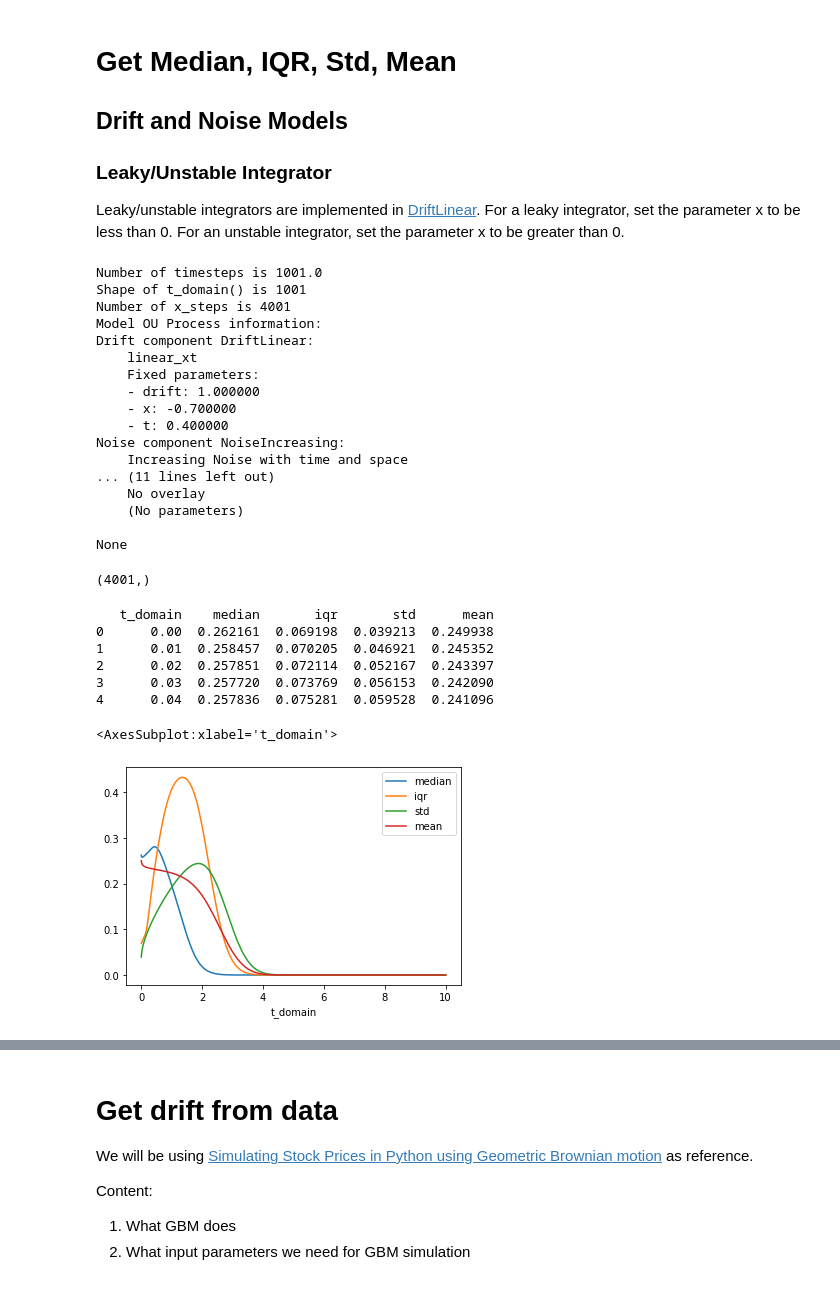
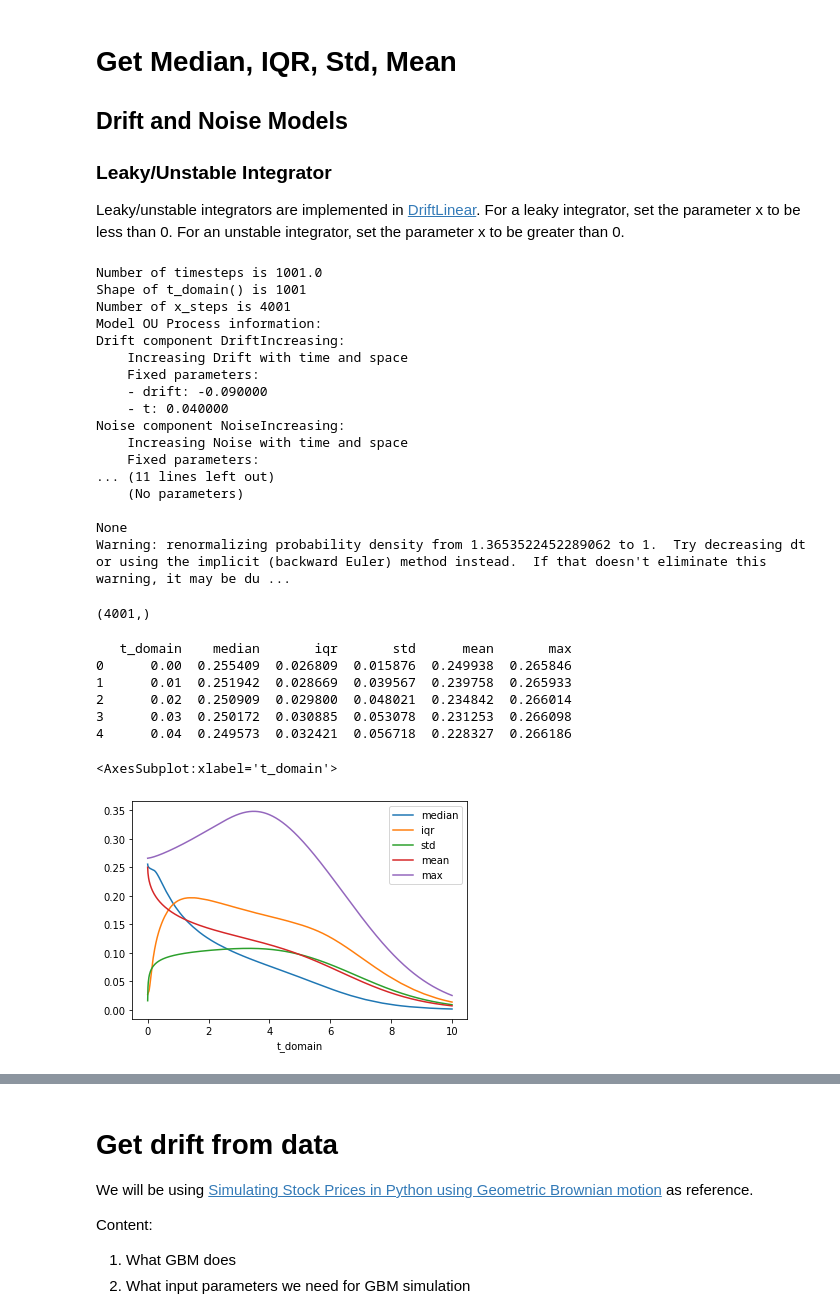
Before and after one commit to OmkarMehta/SSFwithNODE, a Jupyter notebook: pyddm-exploration/pyddm_understanding.ipynb, the cells around one changed output, grey strips where cells are left out. Drawn from its saved outputs; the diff is of its cells as text; code cells hidden in the pictures.

```diff
--- a/pyddm-exploration/pyddm_understanding.ipynb
+++ b/pyddm-exploration/pyddm_understanding.ipynb
@@ -313,6 +313,8 @@ def get_std(array, axis = 0):
     return np.std(array, axis = axis)
 def get_mean(array, axis = 0):
     return np.mean(array, axis = axis)
+def get_max(array, axis=0):
+    return np.max(array, axis=axis)
 # %%
 class BoundIncreasing(Bound):
     name = "increasing_linear"
@@ -323,12 +325,15 @@ class NoiseIncreasing(Noise):
     name = "Increasing Noise with time and space"
     required_parameters = ["noise", "x"]
     def get_noise(self, x, t, **kwargs):
-        return self.noise - self.x*x
+        return self.noise*x - self.x**2 *x
 class DriftIncreasing(Drift):
     name = "Increasing Drift with time and space"
-    required_parameters = ["drift", "x", "t"]
-    def get_drift(self, x, t, **kwargs):
-        return self.drift - self.x*x - self.t*t
+    required_parameters = ["drift", "t"]
+    def get_drift(self, t, **kwargs):
+        if self.drift>0:
+            return self.drift - self.t*t - self.t**2 * (3.5*t)
+        else:
+            return -self.drift + self.t*t + self.t**2 * (3.5*t)
 # %%
 # libraries
 from ddm import Model
@@ -345,17 +350,17 @@ B = 2
 
 # initial condition
 x = np.arange(0, 4.001, dx)
-dist = (scipy.stats.norm.pdf(x, 0.5, 3.3)[:-1]/sum(scipy.stats.norm.pdf(x, 0.5, 3.3)[:-1]))
+dist = (scipy.stats.norm.pdf(x, 0.5, 5.3)[:-1]/sum(scipy.stats.norm.pdf(x, 0.5, 5.3)[:-1]))
 # Weiner process with ICUniform
 model = Model(name='OU Process',
-              drift=DriftLinear(drift=1.0, t=0.4, x=-0.7),  # https://github.com/mwshinn/PyDDM/blob/master/ddm/models/drift.py
-              noise=NoiseIncreasing(noise=0.63, x=0.1),  # https://github.com/mwshinn/PyDDM/blob/master/ddm/models/noise.py
+              drift=DriftIncreasing(drift=-0.09, t=0.04),  # https://github.com/mwshinn/PyDDM/blob/master/ddm/models/drift.py
+              noise=NoiseIncreasing(noise=0.63, x=-0.01),  # https://github.com/mwshinn/PyDDM/blob/master/ddm/models/noise.py
               IC = ICArbitrary(dist=dist),
               bound=BoundConstant(B=B),  # https://github.com/mwshinn/PyDDM/blob/master/ddm/models/bound.py
               overlay=OverlayNone(),  # https://github.com/mwshinn/PyDDM/blob/master/ddm/models/overlay.py
               dx=dx, dt=dt, T_dur=T_dur)
 
-print(f'Number of timesteps is {10/0.01+1}')  # considers initial state
+print(f'Number of timesteps is {10/dt+1}')  # considers initial state
 model.t_domain()
 print(f"Shape of t_domain() is {model.t_domain().shape[0]}")
 # print(f'Number of x_steps is {1.1/0.001+1}') since B=1.1
@@ -386,19 +391,19 @@ Number of timesteps is 1001.0
 Shape of t_domain() is 1001
 Number of x_steps is 4001
 Model OU Process information:
-Drift component DriftLinear:
-    linear_xt
+Drift component DriftIncreasing:
+    Increasing Drift with time and space
     Fixed parameters:
-    - drift: 1.000000
-    - x: -0.700000
-    - t: 0.400000
+    - drift: -0.090000
+    - t: 0.040000
 Noise component NoiseIncreasing:
     Increasing Noise with time and space
+    Fixed parameters:
 ... (11 lines left out)
-    No overlay
     (No parameters)
 
 None
+Warning: renormalizing probability density from 1.3653522452289062 to 1.  Try decreasing dt or using the implicit (backward Euler) method instead.  If that doesn't eliminate this warning, it may be du ...
 # %%
 dist.shape
 # %% [output]
@@ -406,32 +411,33 @@ dist.shape
 # %%
 pdf_median = get_median(pdf_evol)
 pdf_iqr = get_iqr(pdf_evol)
 pdf_std = get_std(pdf_evol)
 pdf_mean = get_mean(pdf_evol)
-
+pdf_max = get_max(pdf_evol)
 import seaborn as sns
 import pandas as pd
 t_domain = np.arange(0, T_dur+dt, dt)
 data = {
     't_domain': t_domain,
     'median': pdf_median,
     'iqr': pdf_iqr,
     'std': pdf_std,
-    'mean': pdf_mean
+    'mean': pdf_mean,
+    'max': pdf_max
 }
 
 data_df = pd.DataFrame(data)
 print(data_df.head())
 data_df.set_index('t_domain').plot()
 # %% [output]
-   t_domain    median       iqr       std      mean
-0      0.00  0.262161  0.069198  0.039213  0.249938
-1      0.01  0.258457  0.070205  0.046921  0.245352
-2      0.02  0.257851  0.072114  0.052167  0.243397
-3      0.03  0.257720  0.073769  0.056153  0.242090
-4      0.04  0.257836  0.075281  0.059528  0.241096
+   t_domain    median       iqr       std      mean       max
+0      0.00  0.255409  0.026809  0.015876  0.249938  0.265846
+1      0.01  0.251942  0.028669  0.039567  0.239758  0.265933
+2      0.02  0.250909  0.029800  0.048021  0.234842  0.266014
+3      0.03  0.250172  0.030885  0.053078  0.231253  0.266098
+4      0.04  0.249573  0.032421  0.056718  0.228327  0.266186
 <AxesSubplot:xlabel='t_domain'>
-[figure, old version]
+[figure, new version]
 # %%
 data_df['median'].plot()
 # %% [output]
```
Also changed, not shown: parts of 16 cells of this notebook.
